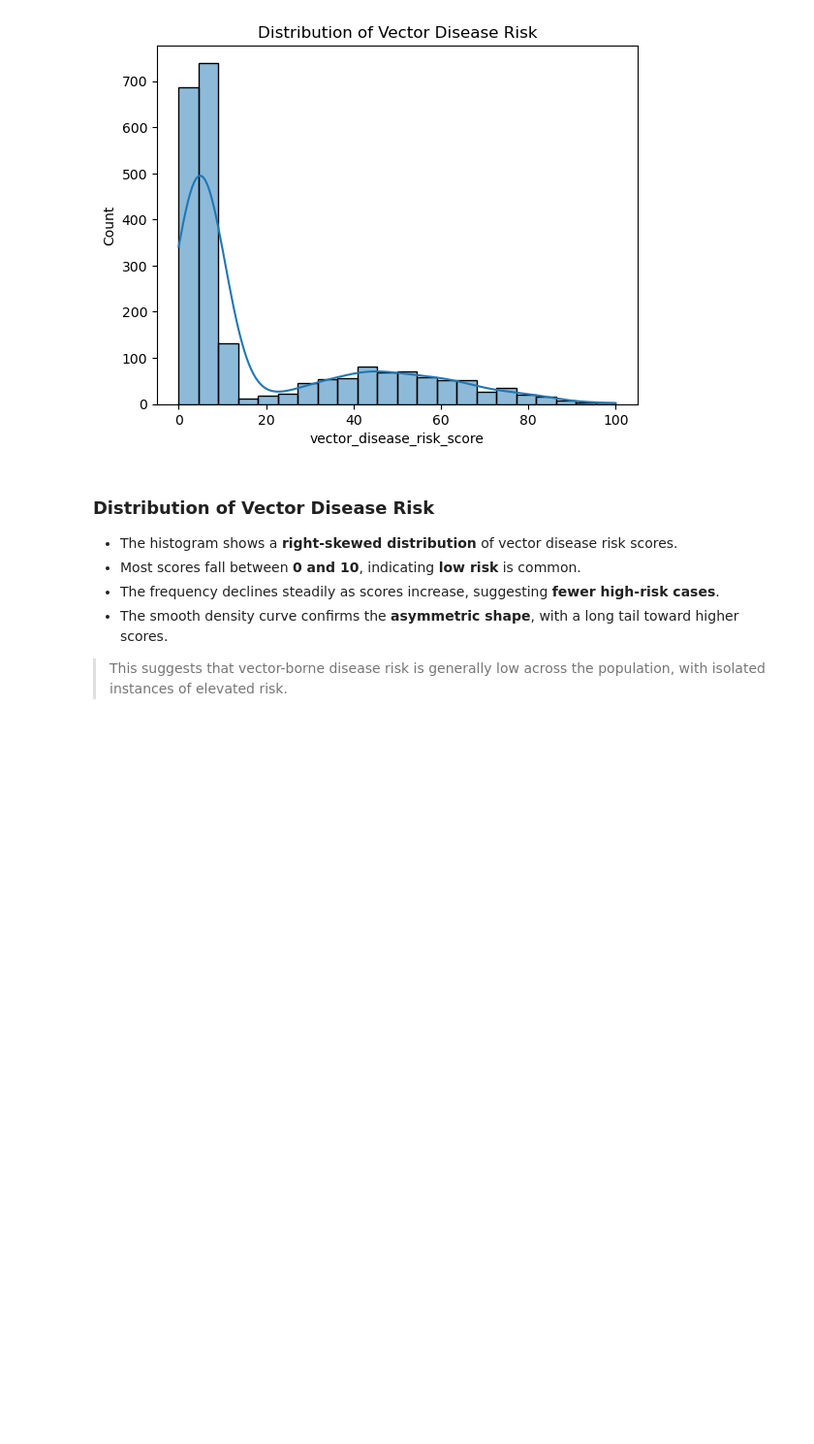
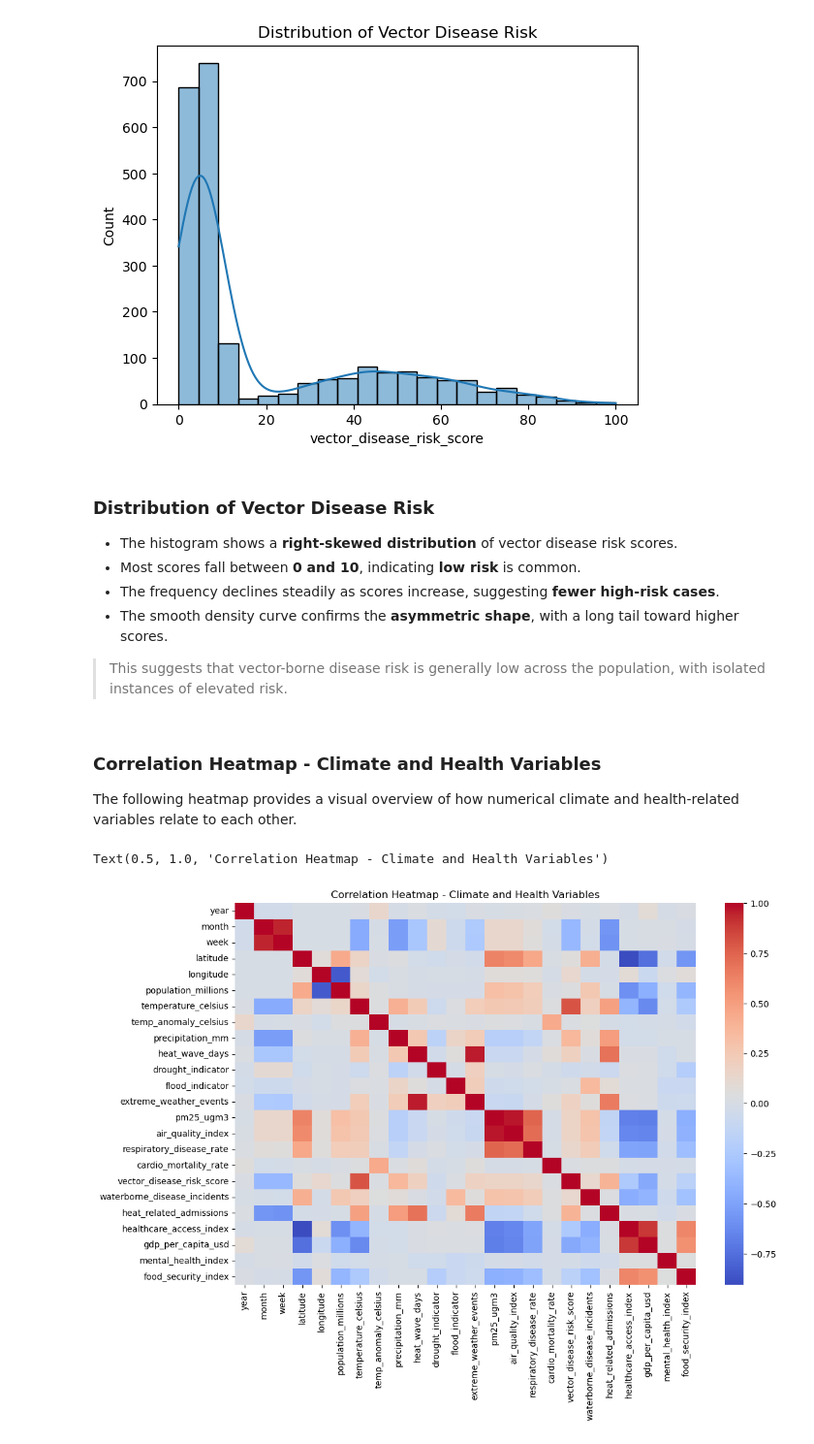
Before and after one commit to Mathews-Odongo/Predicting-Public-Health-Risks-from-Climate-Variability-in-Africa, a Jupyter notebook: notebooks/climate.ipynb, the cells around one changed output. Shown at 97% size. Cells and saved outputs as stored; diff of their text form; code cells hidden in the pictures; blank space fills up the shorter version.

Commit message:
add correlation heatmap to notebook.

```diff
--- a/notebooks/climate.ipynb
+++ b/notebooks/climate.ipynb
@@ -157,3 +157,14 @@ Text(0.5, 1.0, 'Distribution of Vector Disease Risk')
 - The smooth density curve confirms the **asymmetric shape**, with a long tail toward higher scores.
 
 > This suggests that vector-borne disease risk is generally low across the population, with isolated instances of elevated risk.
+# %% [markdown]
+### Correlation Heatmap - Climate and Health Variables
+
+The following heatmap provides a visual overview of how numerical climate and health-related variables relate to each other.
+# %%
+plt.figure(figsize=(12,8))
+sns.heatmap(climate_data.corr(numeric_only=True), cmap='coolwarm', annot=False)
+plt.title("Correlation Heatmap - Climate and Health Variables")
+# %% [output]
+Text(0.5, 1.0, 'Correlation Heatmap - Climate and Health Variables')
+[figure, added]
```
